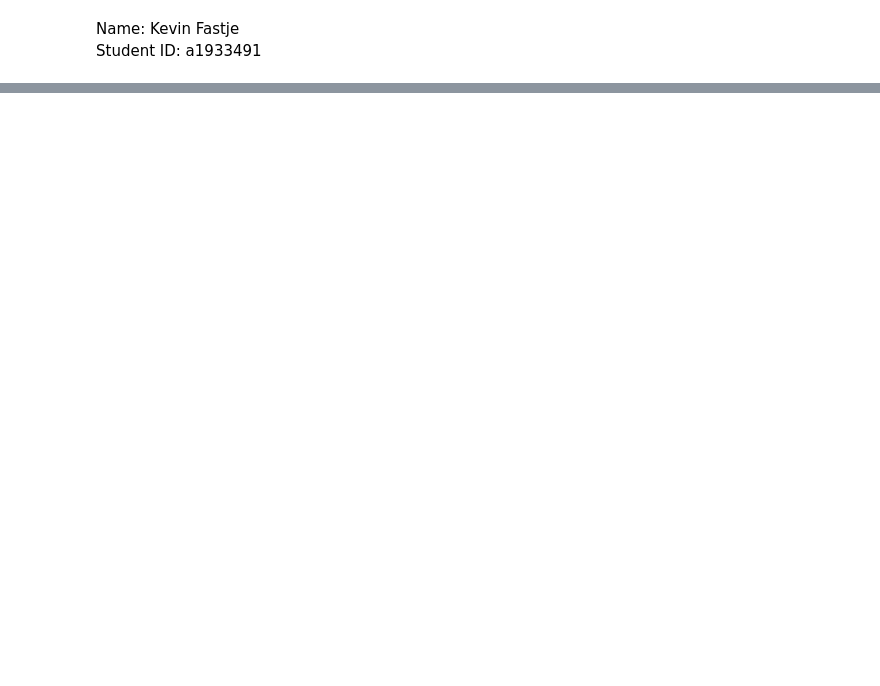
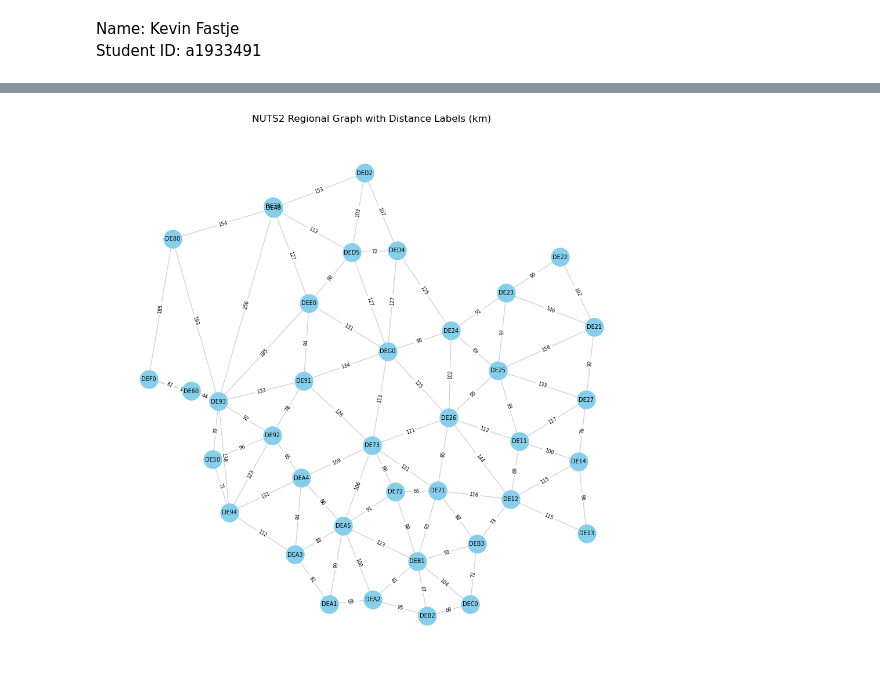
Before and after one commit to Kevin-Fastje/bigdataproject, a Jupyter notebook: analysis.ipynb, the cells around one changed output, grey strips where cells are left out. Saved outputs shown, nothing was run; the diff lists cells and outputs as text; code cells hidden in the pictures; blank space fills up the shorter version.

```diff
--- a/analysis.ipynb
+++ b/analysis.ipynb
@@ -84,0 +66,8 @@ Index(['Unnamed: 0', 'DE11', 'DE12', 'DE13', 'DE14', 'DE21', 'DE22', 'DE23',
+# %%
+# Rename "Unnamed: 0" to "index" for consistency
+eligibility_df.rename(columns={'Unnamed: 0': 'index'}, inplace=True)
+# Check for missing values
+missing = eligibility_df.isnull().sum()
+print(missing[missing > 0])
+# Check the df again
+eligibility_df.head()
@@ -290,0 +837,32 @@ Index(['DE40', 'DE50', 'DE60', 'DE80', 'DE91', 'DE92', 'DE93', 'DE94', 'DEE0',
+# %%
+# Add weights to the edges based on distances
+for i in regions:
+    for j in regions:
+        if i != j and eligibility_df.loc[i, j] == 1:
+            distance = distance_df.loc[i, j]
+            G.add_edge(i, j, weight=distance, distance_km=distance)
+# %%
+import matplotlib.pyplot as plt
+import networkx as nx
+
+plt.figure(figsize=(12, 12))
+pos = nx.kamada_kawai_layout(G, weight='weight', scale=3)
+
+# Draw nodes and labels
+nx.draw_networkx_nodes(G, pos, node_size=500, node_color='skyblue')
+nx.draw_networkx_labels(G, pos, font_size=7)
+
+# Draw edges
+nx.draw_networkx_edges(G, pos, edge_color='lightgray')
+
+# Prepare edge labels (rounded to 0 decimal places for readability)
+edge_labels = {(u, v): f"{d['weight']:.0f}" for u, v, d in G.edges(data=True)}
+
+# Draw edge labels (distance in km)
+nx.draw_networkx_edge_labels(G, pos, edge_labels=edge_labels, font_size=6)
+
+plt.title('NUTS2 Regional Graph with Distance Labels (km)')
+plt.axis('off')
+plt.show()
+# %% [output]
+[figure, added]
```
Also changed, not shown: parts of 82 cells of this notebook, 2 other files.
